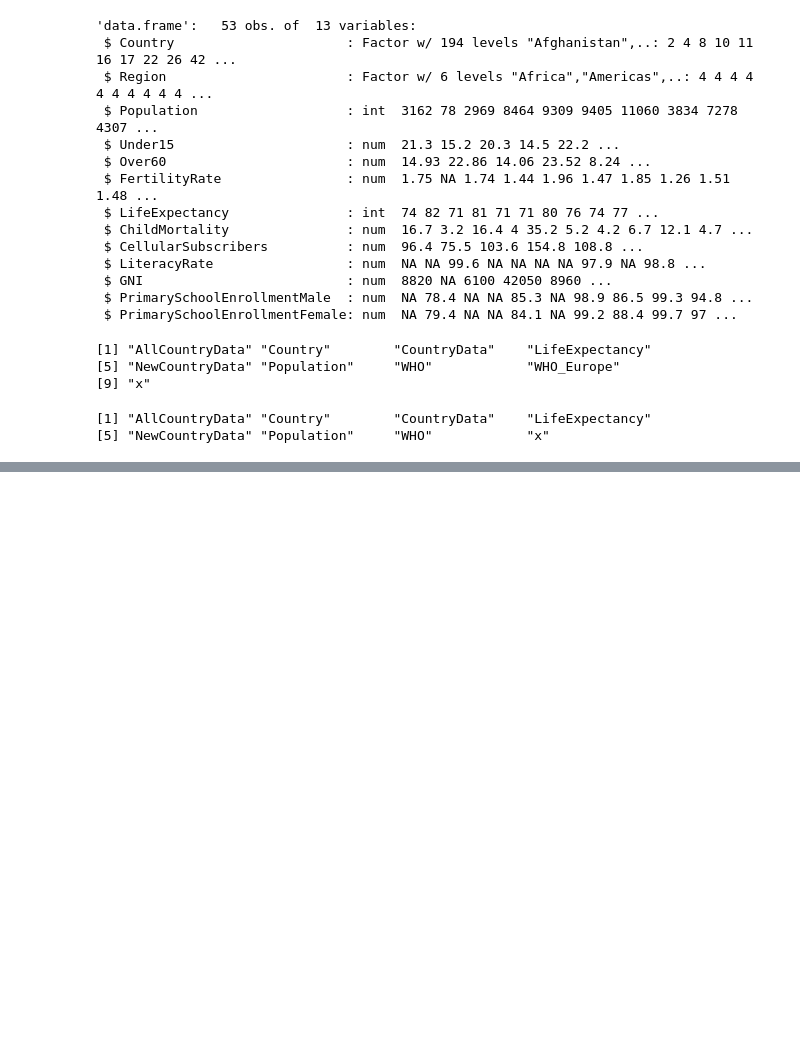
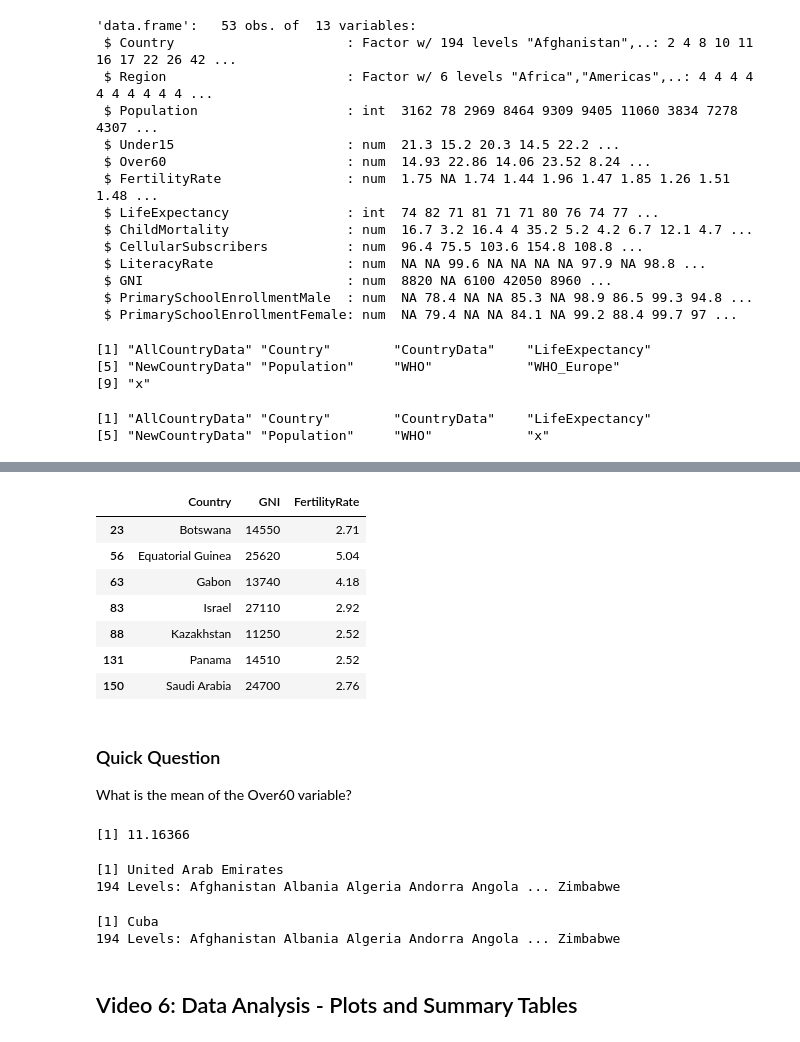
Before and after one commit to zarak/AnalyticsEdge, a Jupyter notebook: Unit 1.ipynb, the cells around one changed output, grey strips where cells are left out. Saved outputs shown, nothing was run; the diff lists cells and outputs as text; code cells hidden in the pictures; blank space fills up the shorter version.

Commit message:
Complete video 5 and quick question

```diff
--- a/Unit 1.ipynb
+++ b/Unit 1.ipynb
@@ -143 +181,31 @@ ls()
+# %%
+Outliers[c("Country", "GNI", "FertilityRate")]
+# %% [output]
+|  | Country | GNI | FertilityRate |
+| 23 | Botswana | 14550 | 2.71 |
+| 56 | Equatorial Guinea | 25620 | 5.04 |
+| 63 | Gabon | 13740 | 4.18 |
+| 83 | Israel | 27110 | 2.92 |
+| 88 | Kazakhstan | 11250 | 2.52 |
+| 131 | Panama | 14510 | 2.52 |
+| 150 | Saudi Arabia | 24700 | 2.76 |
+# %% [markdown]
+### Quick Question
+What is the mean of the Over60 variable?
+# %%
+mean(WHO$Over60)
+# %% [output]
+[1] 11.16366
+# %%
+WHO$Country[which.min(WHO$Over60)]
+# %% [output]
+[1] United Arab Emirates
+194 Levels: Afghanistan Albania Algeria Andorra Angola ... Zimbabwe
+# %%
+WHO$Country[which.max(WHO$LiteracyRate)]
+# %% [output]
+[1] Cuba
+194 Levels: Afghanistan Albania Algeria Andorra Angola ... Zimbabwe
+# %% [markdown]
+## Video 6: Data Analysis - Plots and Summary Tables
 # %% [markdown]
```
Also changed, not shown: parts of 10 cells of this notebook.
